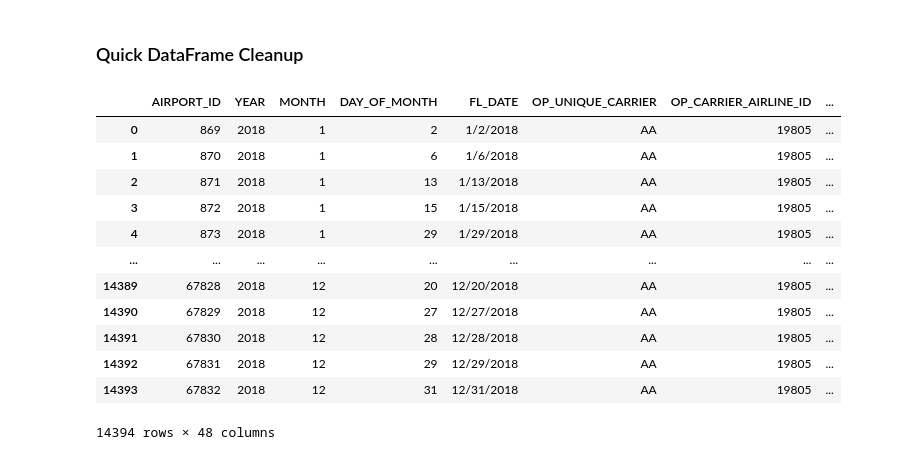
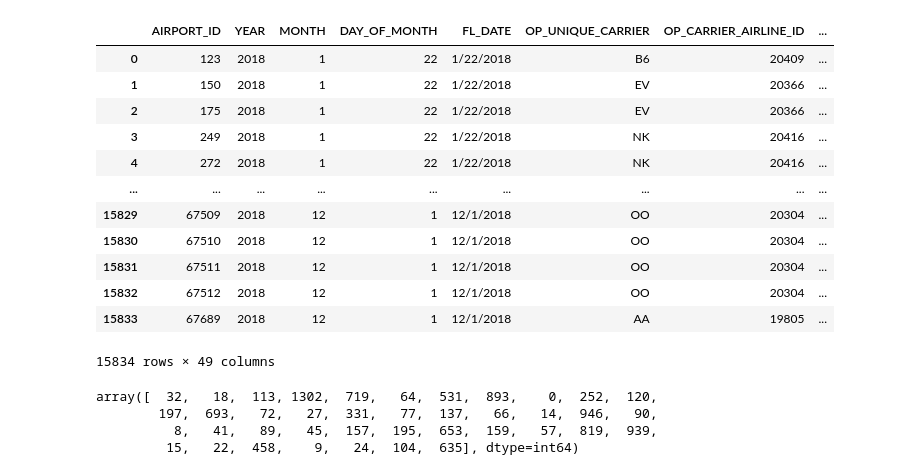
Before and after one commit to meghanvl/Weather_Delays, a Jupyter notebook: ML/delays.ipynb, the cells around one changed output. Cells and saved outputs as stored; diff of their text form; code cells hidden in the pictures.

```diff
--- a/ML/delays.ipynb
+++ b/ML/delays.ipynb
@@ -12,23 +7,24 @@ import datetime as dt
-# %% [markdown]
-### Quick DataFrame Cleanup
 # %%
-# Reading CSV
-f = pd.read_csv("../data/model.csv")
-# Making DataFrame
-model_df = pd.DataFrame(f)
+model_df = pd.read_csv("../data/new_model.csv")
+model_df
+# %% [output]
+|  | AIRPORT_ID | YEAR | MONTH | DAY_OF_MONTH | FL_DATE | OP_UNIQUE_CARRIER | OP_CARRIER_AIRLINE_ID | ... |
+| 0 | 123 | 2018 | 1 | 22 | 1/22/2018 | B6 | 20409 | ... |
+| 1 | 150 | 2018 | 1 | 22 | 1/22/2018 | EV | 20366 | ... |
+| 2 | 175 | 2018 | 1 | 22 | 1/22/2018 | EV | 20366 | ... |
+| 3 | 249 | 2018 | 1 | 22 | 1/22/2018 | NK | 20416 | ... |
+| 4 | 272 | 2018 | 1 | 22 | 1/22/2018 | NK | 20416 | ... |
+| ... | ... | ... | ... | ... | ... | ... | ... | ... |
+| 15829 | 67509 | 2018 | 12 | 1 | 12/1/2018 | OO | 20304 | ... |
+| 15830 | 67510 | 2018 | 12 | 1 | 12/1/2018 | OO | 20304 | ... |
+| 15831 | 67511 | 2018 | 12 | 1 | 12/1/2018 | OO | 20304 | ... |
+| 15832 | 67512 | 2018 | 12 | 1 | 12/1/2018 | OO | 20304 | ... |
+| 15833 | 67689 | 2018 | 12 | 1 | 12/1/2018 | AA | 19805 | ... |
+15834 rows × 49 columns
 # %%
-model_df
+model_df["DurationinMinutes"].unique()
 # %% [output]
-|  | AIRPORT_ID | YEAR | MONTH | DAY_OF_MONTH | FL_DATE | OP_UNIQUE_CARRIER | OP_CARRIER_AIRLINE_ID | ... |
-| 0 | 869 | 2018 | 1 | 2 | 1/2/2018 | AA | 19805 | ... |
-| 1 | 870 | 2018 | 1 | 6 | 1/6/2018 | AA | 19805 | ... |
-| 2 | 871 | 2018 | 1 | 13 | 1/13/2018 | AA | 19805 | ... |
-| 3 | 872 | 2018 | 1 | 15 | 1/15/2018 | AA | 19805 | ... |
-| 4 | 873 | 2018 | 1 | 29 | 1/29/2018 | AA | 19805 | ... |
-| ... | ... | ... | ... | ... | ... | ... | ... | ... |
-| 14389 | 67828 | 2018 | 12 | 20 | 12/20/2018 | AA | 19805 | ... |
-| 14390 | 67829 | 2018 | 12 | 27 | 12/27/2018 | AA | 19805 | ... |
-| 14391 | 67830 | 2018 | 12 | 28 | 12/28/2018 | AA | 19805 | ... |
-| 14392 | 67831 | 2018 | 12 | 29 | 12/29/2018 | AA | 19805 | ... |
-| 14393 | 67832 | 2018 | 12 | 31 | 12/31/2018 | AA | 19805 | ... |
-14394 rows × 48 columns
+array([  32,   18,  113, 1302,  719,   64,  531,  893,    0,  252,  120,
+        197,  693,   72,   27,  331,   77,  137,   66,   14,  946,   90,
+          8,   41,   89,   45,  157,  195,  653,  159,   57,  819,  939,
+         15,   22,  458,    9,   24,  104,  635], dtype=int64)
```
Also changed, not shown: parts of 25 cells of this notebook, 17 other files.
